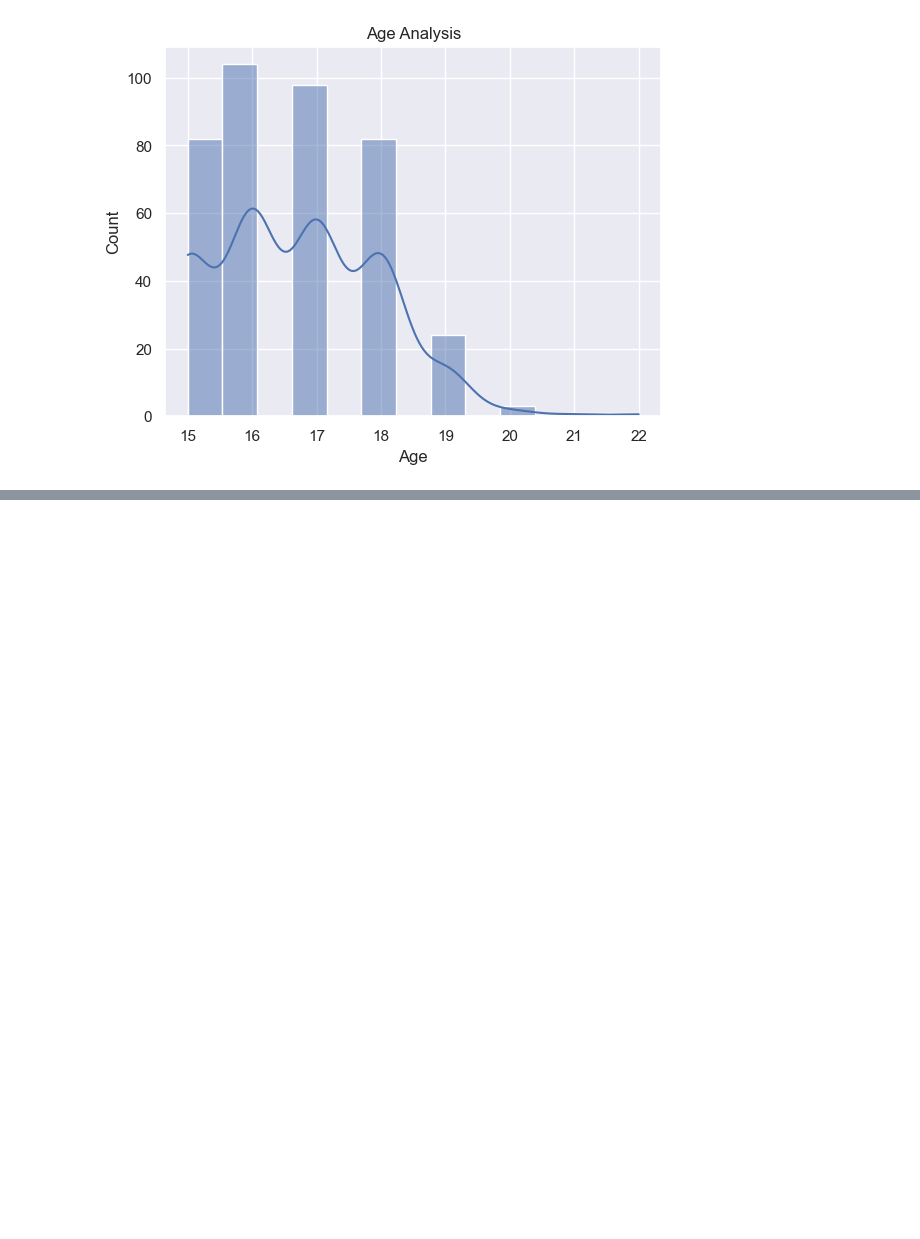
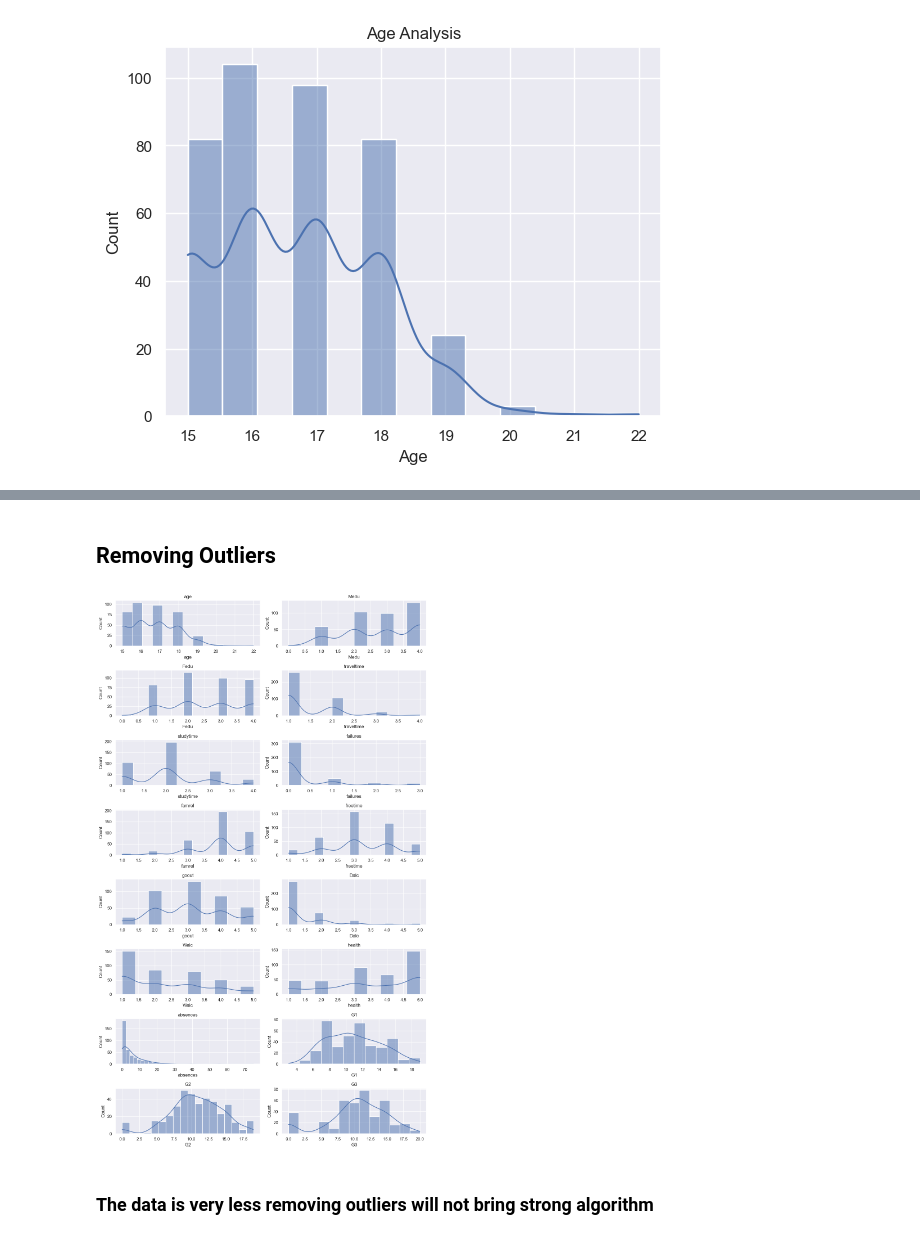
Before and after one commit to Mohshaikh23/Student-Data-Analysis, a Jupyter notebook: Student data analysis.ipynb, the cells around one changed output, grey strips where cells are left out. Saved outputs shown, nothing was run; the diff lists cells and outputs as text; code cells hidden in the pictures; blank space fills up the shorter version.

```diff
--- a/Student data analysis.ipynb
+++ b/Student data analysis.ipynb
@@ -368,0 +439,25 @@ plt.show()
+# %% [markdown]
+## Removing Outliers
+# %%
+# Define the number of rows and columns for the subplot grid
+num_rows = 8
+num_cols = 2
+
+# Create subplots
+fig, axes = plt.subplots(num_rows, num_cols, figsize=(12, 20))
+
+# Flatten the 2D array of subplots to simplify indexing
+axes = axes.flatten()
+
+# Iterate through numerical columns and plot on each subplot
+for i, col in enumerate(numerical_columns):
+    sns.histplot(data=df, x=col, kde=True, ax=axes[i])
+    axes[i].set_title(col)
+
+# Adjust layout and display the plots
+plt.tight_layout()
+plt.show()
+# %% [output]
+[figure, added]
+# %% [markdown]
+### The data is very less removing outliers will not bring strong algorithm
```
Also changed, not shown: parts of 32 cells of this notebook.
